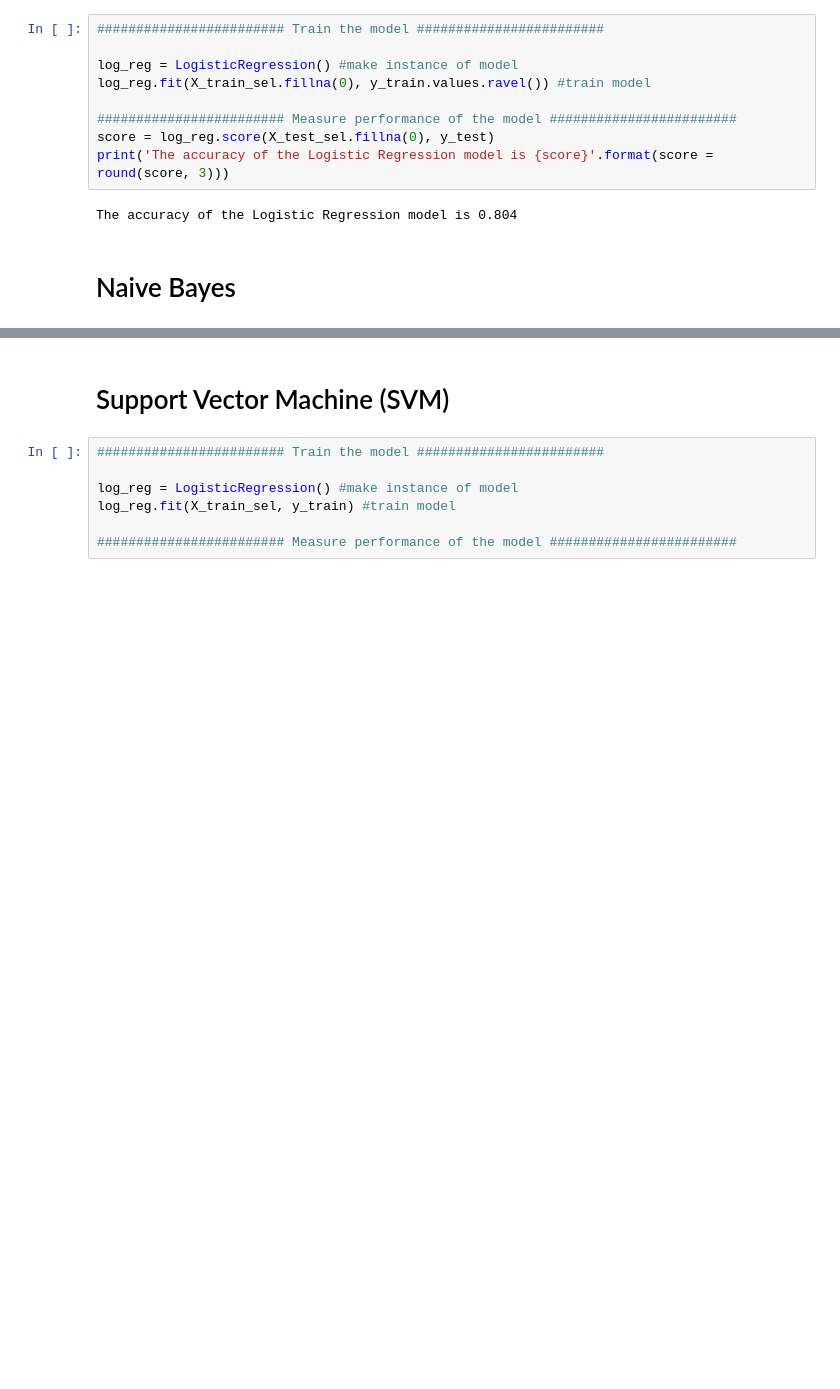
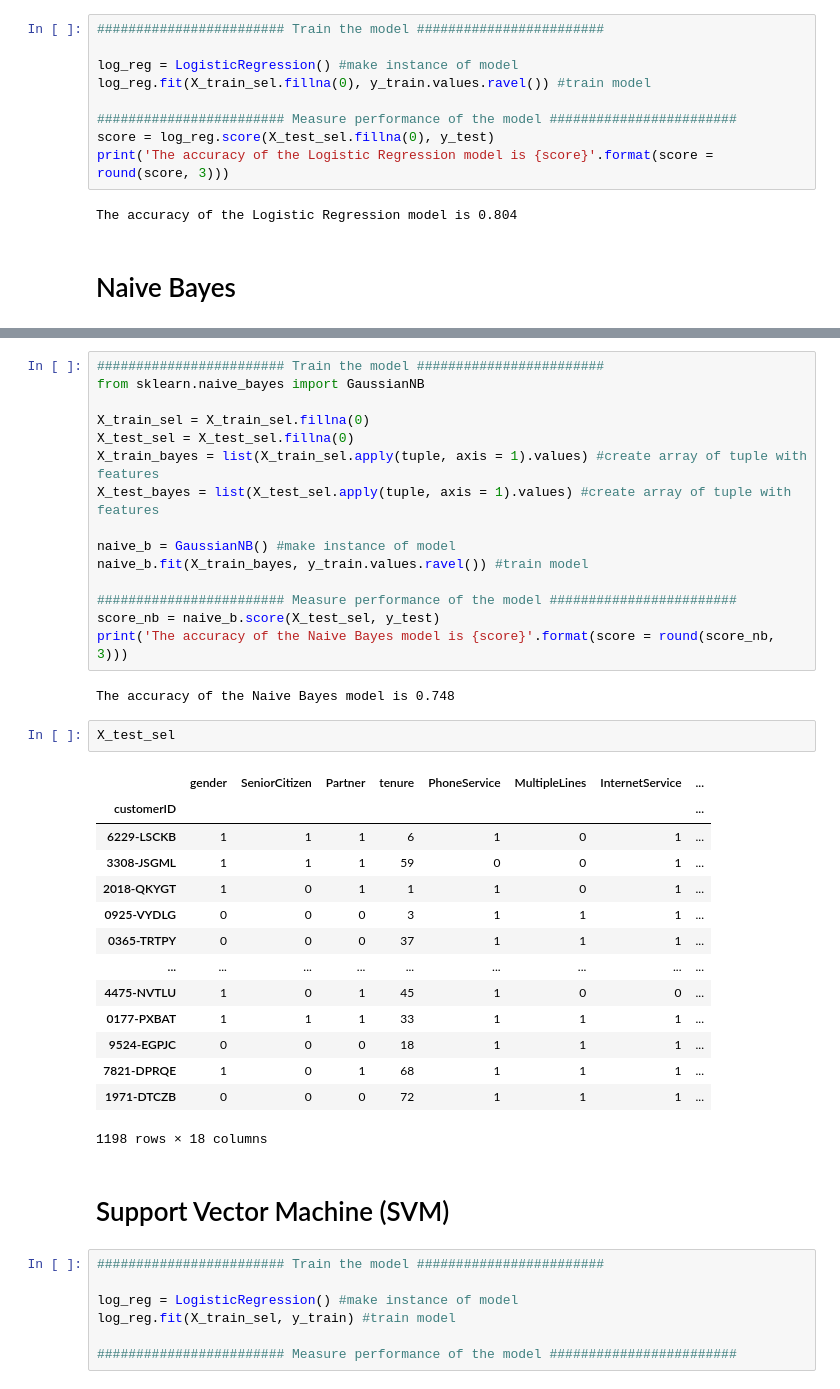
Before and after one commit to RodrigoSilvaC/CSE6740, a Jupyter notebook: final_project.ipynb, the cells around one changed output, grey strips where cells are left out. Cells and saved outputs as stored; diff of their text form; blank space fills up the shorter version.

Commit message:
Naive Bayes Added

```diff
--- a/final_project.ipynb
+++ b/final_project.ipynb
@@ -334,3 +346,37 @@ log_reg.fit(X_train_sel, y_train) #train model
+# %%
+######################## Train the model ########################
+from sklearn.naive_bayes import GaussianNB
+
+X_train_sel = X_train_sel.fillna(0)
+X_test_sel = X_test_sel.fillna(0)
+X_train_bayes = list(X_train_sel.apply(tuple, axis = 1).values) #create array of tuple with features
+X_test_bayes = list(X_test_sel.apply(tuple, axis = 1).values) #create array of tuple with features
+
+naive_b = GaussianNB() #make instance of model
+naive_b.fit(X_train_bayes, y_train.values.ravel()) #train model
+
+######################## Measure performance of the model ########################
+score_nb = naive_b.score(X_test_sel, y_test)
+print('The accuracy of the Naive Bayes model is {score}'.format(score = round(score_nb, 3)))
+# %% [output]
+The accuracy of the Naive Bayes model is 0.748
+# %%
+X_test_sel
+# %% [output]
+|  | gender | SeniorCitizen | Partner | tenure | PhoneService | MultipleLines | InternetService | ... |
+| customerID |  |  |  |  |  |  |  | ... |
+| 6229-LSCKB | 1 | 1 | 1 | 6 | 1 | 0 | 1 | ... |
+| 3308-JSGML | 1 | 1 | 1 | 59 | 0 | 0 | 1 | ... |
+| 2018-QKYGT | 1 | 0 | 1 | 1 | 1 | 0 | 1 | ... |
+| 0925-VYDLG | 0 | 0 | 0 | 3 | 1 | 1 | 1 | ... |
+| 0365-TRTPY | 0 | 0 | 0 | 37 | 1 | 1 | 1 | ... |
+| ... | ... | ... | ... | ... | ... | ... | ... | ... |
+| 4475-NVTLU | 1 | 0 | 1 | 45 | 1 | 0 | 0 | ... |
+| 0177-PXBAT | 1 | 1 | 1 | 33 | 1 | 1 | 1 | ... |
+| 9524-EGPJC | 0 | 0 | 0 | 18 | 1 | 1 | 1 | ... |
+| 7821-DPRQE | 1 | 0 | 1 | 68 | 1 | 1 | 1 | ... |
+| 1971-DTCZB | 0 | 0 | 0 | 72 | 1 | 1 | 1 | ... |
+1198 rows × 18 columns
 # %% [markdown]
 # Support Vector Machine (SVM)
 # %%
```
Also changed, not shown: parts of 6 cells of this notebook.
